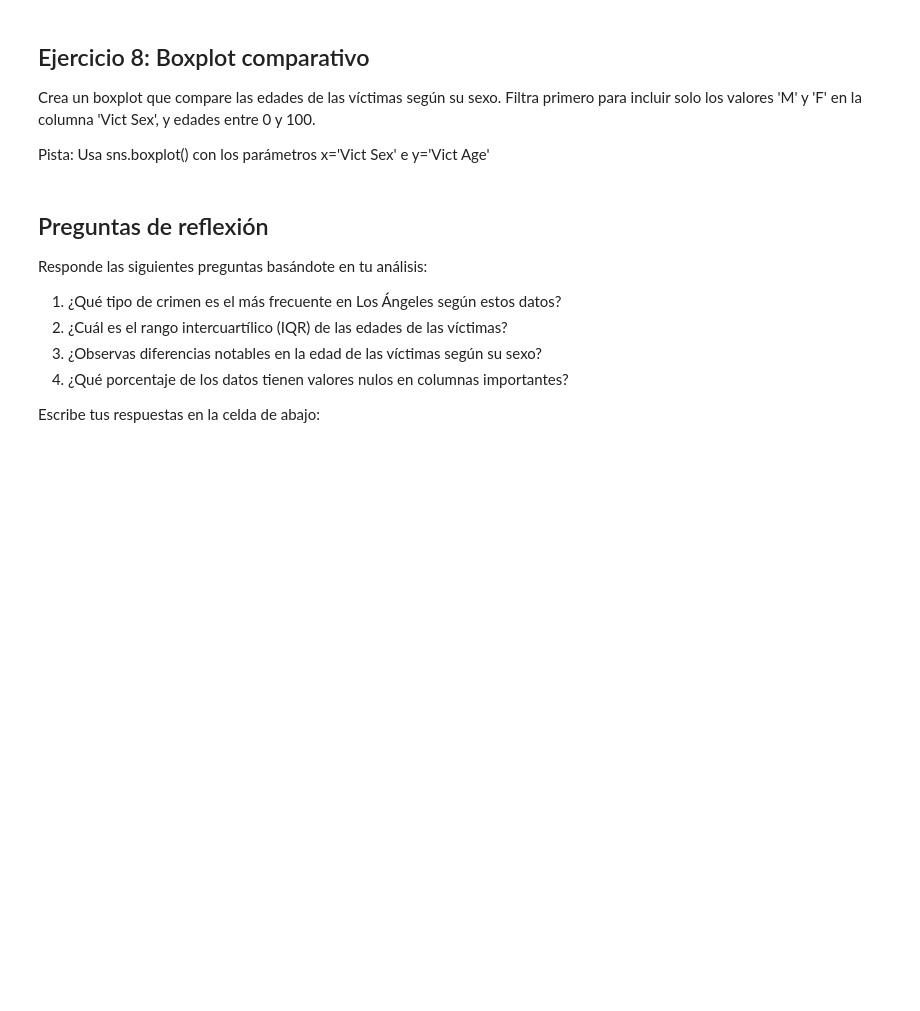
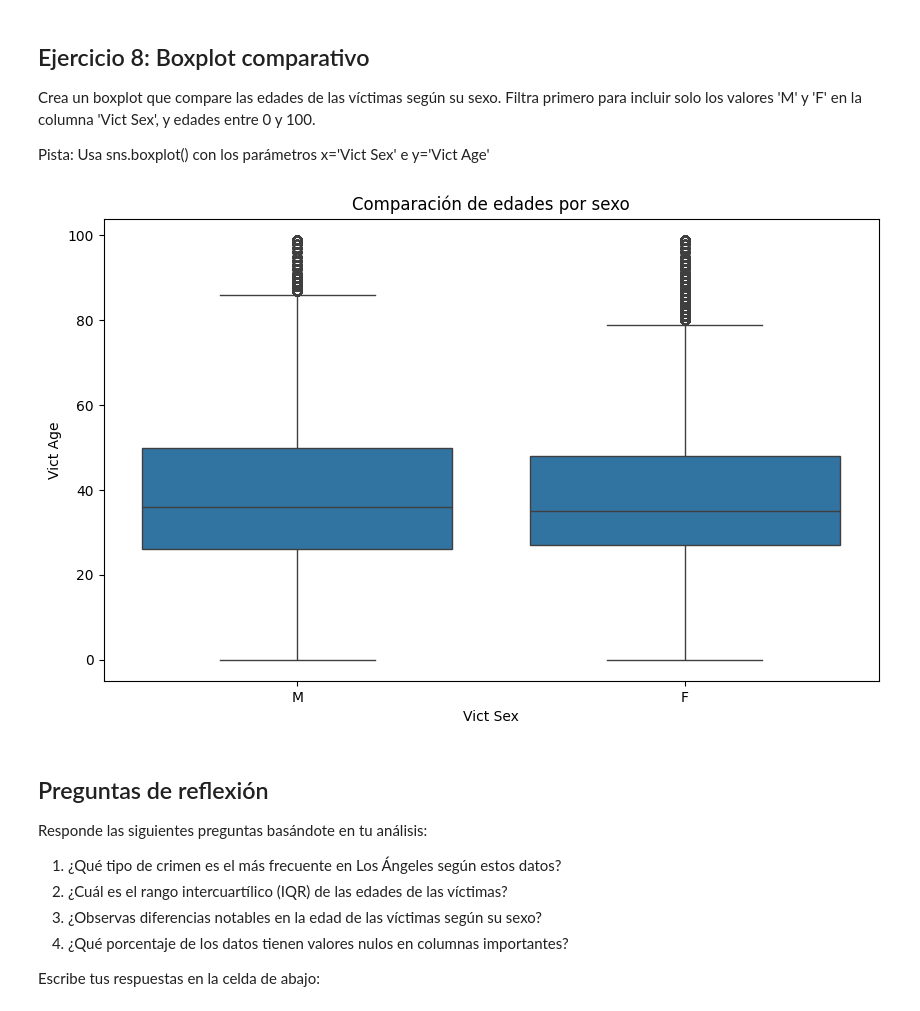
Before and after one commit to rbdavi5/proyecto_pred_crime_data_from_2020, a Jupyter notebook: src/ejercicio_inicial_estudiantes.ipynb, the cells around one changed output. Cells and saved outputs as stored; diff of their text form; code cells hidden in the pictures; blank space fills up the shorter version.

```diff
--- a/src/ejercicio_inicial_estudiantes.ipynb
+++ b/src/ejercicio_inicial_estudiantes.ipynb
@@ -105,11 +234,14 @@ Crea un boxplot que compare las edades de las víctimas según su sexo. Filtra p
 
 Pista: Usa sns.boxplot() con los parámetros x='Vict Sex' e y='Vict Age'
 # %%
-# Escribe tu código aquí
-# Primero filtra los datos
+df_filtrado = df[(df['Vict Sex'].isin(['M', 'F'])) & (df['Vict Age'] >= 0) & (df['Vict Age'] <= 100)]
 
-
-# Luego crea el boxplot comparativo
+plt.figure(figsize=(10, 6))
+sns.boxplot(data=df_filtrado, x='Vict Sex', y='Vict Age')
+plt.title('Comparación de edades por sexo')
+plt.show()
+# %% [output]
+[figure, added]
 # %% [markdown]
 ## Preguntas de reflexión
 
```
Also changed, not shown: parts of 20 cells of this notebook.
